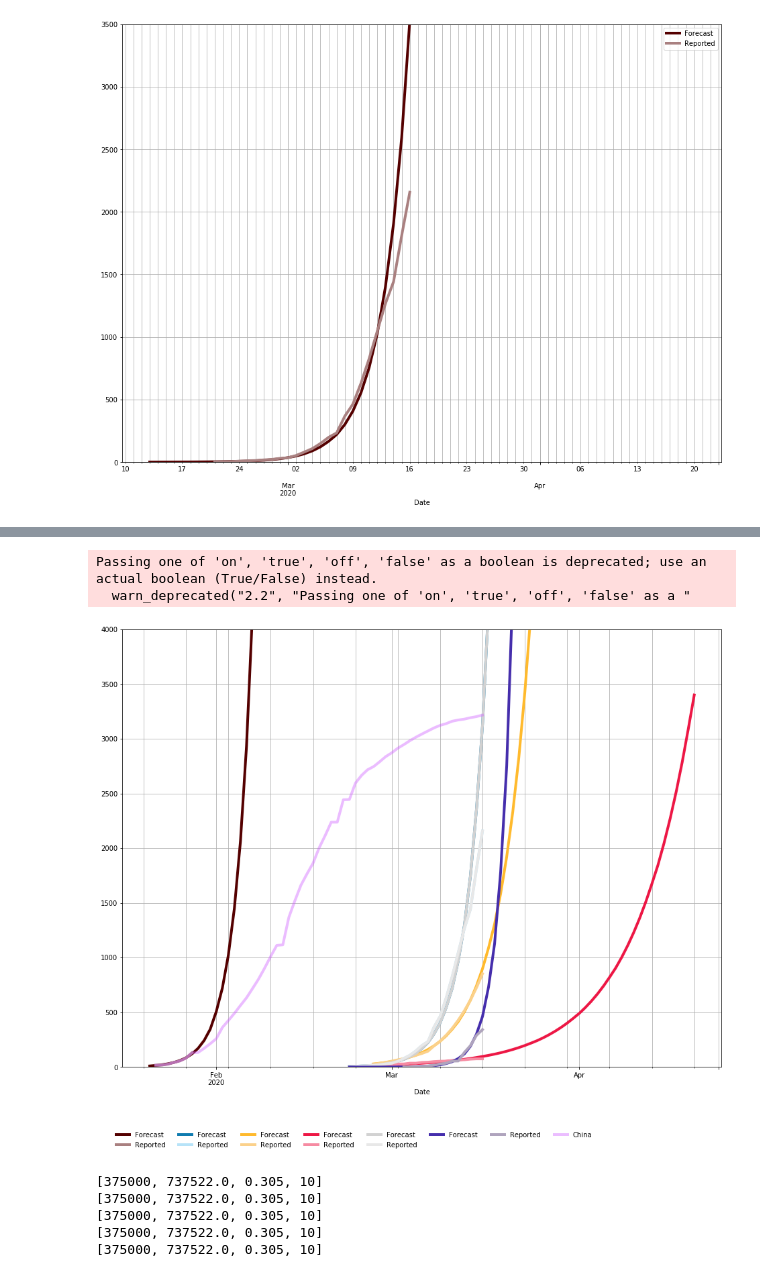
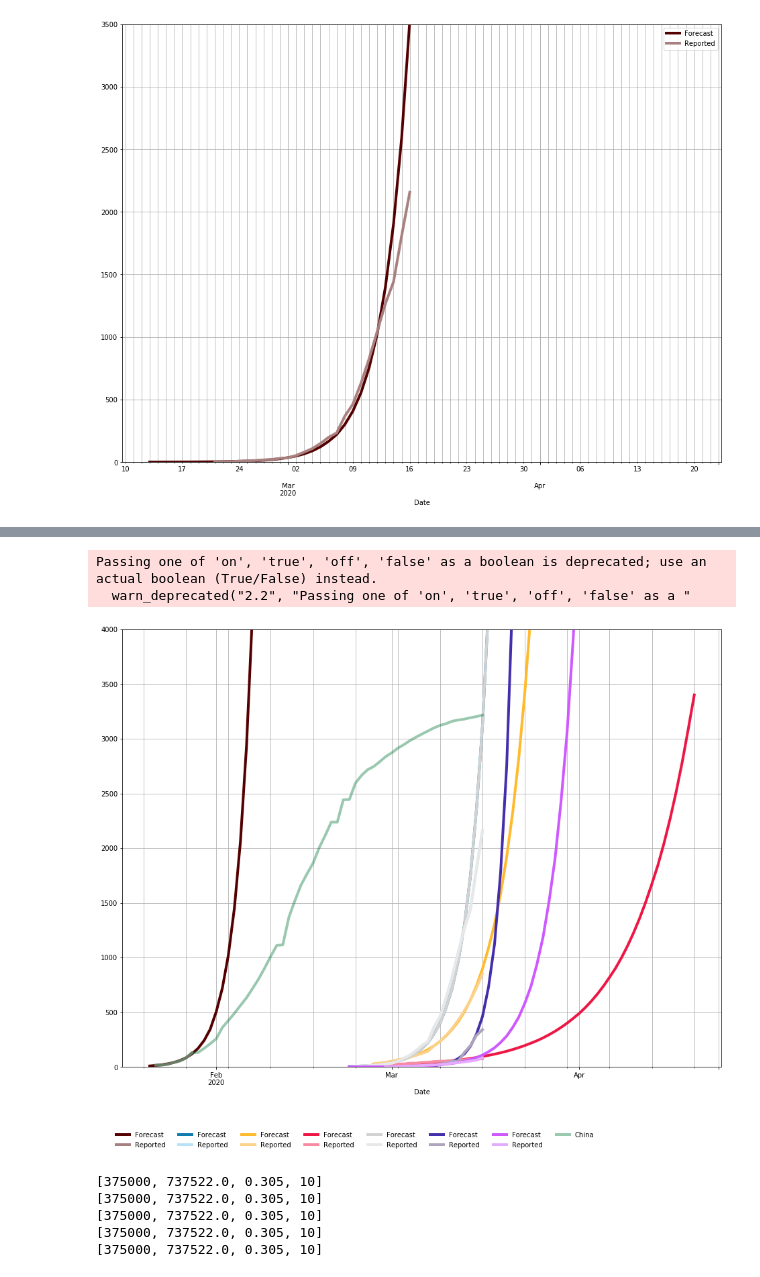
Before and after one commit to djhume/COVID-19, a Jupyter notebook: COVID-19.ipynb, the cells around one changed output, grey strips where cells are left out. Saved outputs shown, nothing was run; the diff lists cells and outputs as text; code cells hidden in the pictures.

```diff
--- a/COVID-19.ipynb
+++ b/COVID-19.ipynb
@@ -65,18 +75,24 @@ d_ts.columns = pd.to_datetime(d_ts.columns)
 c_ts.columns = pd.to_datetime(c_ts.columns)
 r_ts.columns = pd.to_datetime(c_ts.columns)
 
+d_ts = d_ts.groupby(level=1, axis=0).sum().T
+c_ts = c_ts.groupby(level=1, axis=0).sum().T
+r_ts = r_ts.groupby(level=1, axis=0).sum().T
+d_ts.loc["2020-03-12", "Italy"] = np.nan
+d_ts = d_ts.interpolate()
+
 # China
-C_D = d_ts.groupby(level=1, axis=0).sum().T["China"]
-C_C = c_ts.groupby(level=1, axis=0).sum().T["China"]
-C_R = r_ts.groupby(level=1, axis=0).sum().T["China"]
+C_D = d_ts["China"]
+C_C = c_ts["China"]
+C_R = r_ts["China"]
 
 # RoW
-RoW_D = d_ts.groupby(level=1, axis=0).sum().T.drop('China', axis=1).sum(axis=1)
-RoW_C = c_ts.groupby(level=1, axis=0).sum().T.drop('China', axis=1).sum(axis=1)
-RoW_R = r_ts.groupby(level=1, axis=0).sum().T.drop('China', axis=1).sum(axis=1)
+RoW_D = d_ts.drop('China', axis=1).sum(axis=1)
+RoW_C = c_ts.drop('China', axis=1).sum(axis=1)
+RoW_R = r_ts.drop('China', axis=1).sum(axis=1)
 
 
-RoW_D2 = d_ts.groupby(level=1, axis=0).sum().T.drop('China', axis=1)
+RoW_D2 = d_ts.drop('China', axis=1)
 RoW_D2.loc['2020-03-12', 'Italy']=np.nan
 RoW_D2 = RoW_D2.interpolate()
 RoW_D = RoW_D2.sum(axis=1)
@@ -285,21 +328,21 @@ Passing one of 'on', 'true', 'off', 'false' as a boolean is deprecated; use an a
 # %%
 fig = plt.figure(1, figsize=[16,12])
 ax = fig.add_subplot(111)
 fit_exp(C_D[:7], start_date=datetime(2020,1,21)).plot(ax=ax, lw=4)
 fit_exp(RoW_D2['Italy'], start_date=datetime(2020,2,23)).plot(ax=ax, lw=4, label='x')
 fit_exp(RoW_D2['Iran'], start_date=datetime(2020,2,27)).plot(ax=ax, lw=4,)
 fit_exp(RoW_D2['Korea, South'], start_date=datetime(2020,2,27)).plot(ax=ax, lw=4,)
 fit_exp(RoW_D2['Italy'], start_date=datetime(2020,2,23)).plot(ax=ax, lw=4)
 fit_exp(RoW_D2['Spain'], start_date=datetime(2020,2,23)).plot(ax=ax, lw=4)
-#fit_exp(RoW_D2['United States'], start_date=datetime(2020,2,23)).plot(ax=ax, lw=4)
+fit_exp(RoW_D2['US'], start_date=datetime(2020,2,23)).plot(ax=ax, lw=4)
 C_D.plot(ax=ax, lw=4, alpha=0.4)
 ax.set_ylim([0, 4000])
 ax.grid('on', which='both')
 legend_format(ax, cols=8, ypos=-0.2)
 # %% [output]
 Passing one of 'on', 'true', 'off', 'false' as a boolean is deprecated; use an actual boolean (True/False) instead.
   warn_deprecated("2.2", "Passing one of 'on', 'true', 'off', 'false' as a "
-[figure, old version]
+[figure, new version]
 # %%
 fig = plt.figure(1, figsize=[16,32])
 ax = fig.add_subplot(311)
```
Also changed, not shown: parts of 4 cells of this notebook.
